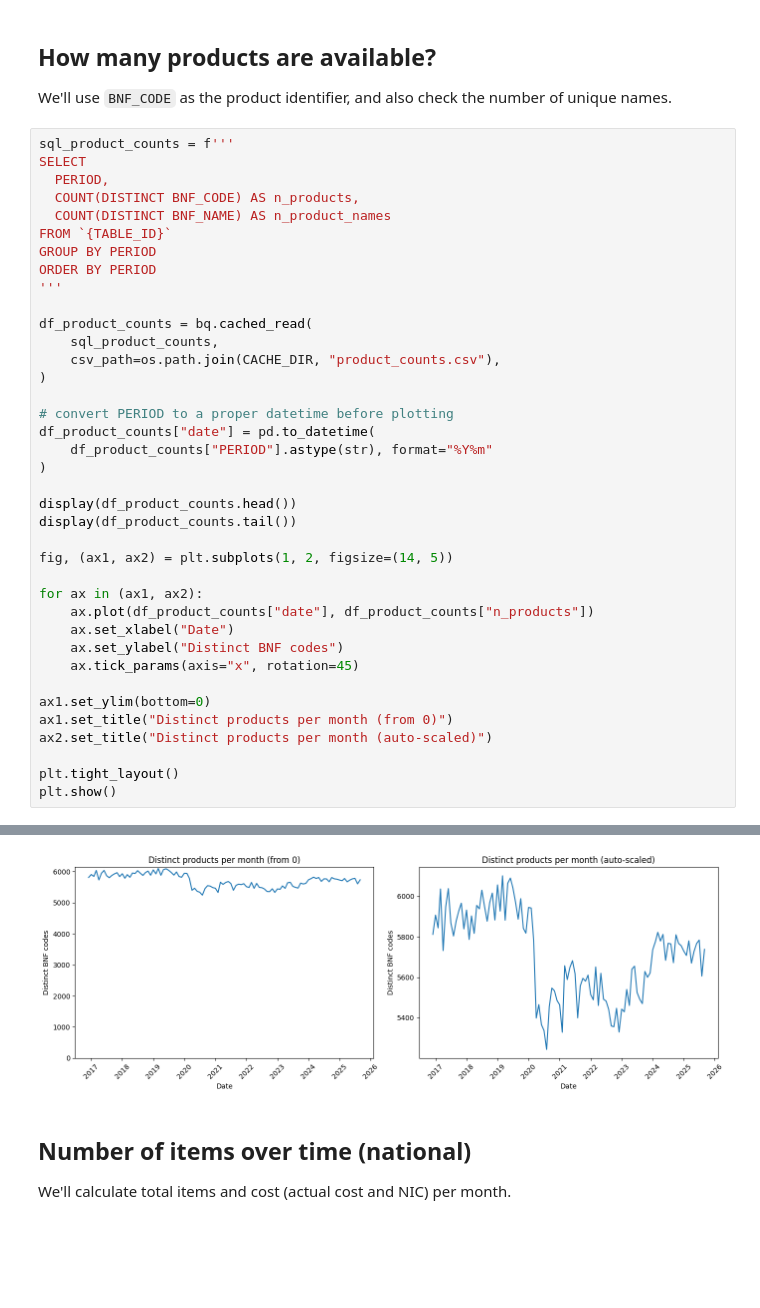
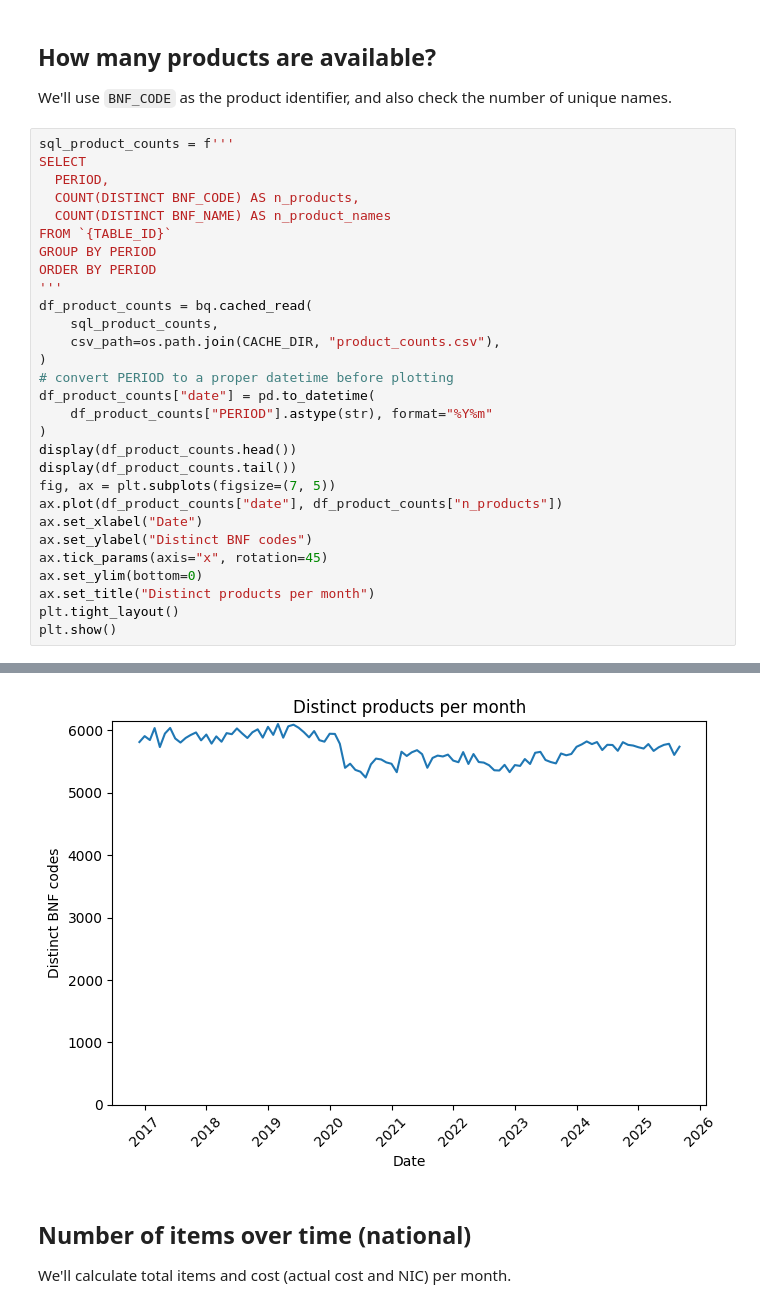
Before and after one commit to ebmdatalab/prescribing-notebooks, a Jupyter notebook: notebooks/hospital_community_rx_overview-v2.ipynb, the cells around one changed output, grey strips where cells are left out. Cells and saved outputs as stored; diff of their text form; blank space fills up the shorter version.

```diff
--- a/notebooks/hospital_community_rx_overview-v2.ipynb
+++ b/notebooks/hospital_community_rx_overview-v2.ipynb
@@ -291,50 +282,41 @@ SELECT
   COUNT(DISTINCT BNF_NAME) AS n_product_names
 FROM `{TABLE_ID}`
 GROUP BY PERIOD
 ORDER BY PERIOD
 '''
-
 df_product_counts = bq.cached_read(
     sql_product_counts,
     csv_path=os.path.join(CACHE_DIR, "product_counts.csv"),
 )
-
 # convert PERIOD to a proper datetime before plotting
 df_product_counts["date"] = pd.to_datetime(
     df_product_counts["PERIOD"].astype(str), format="%Y%m"
 )
-
 display(df_product_counts.head())
 display(df_product_counts.tail())
-
-fig, (ax1, ax2) = plt.subplots(1, 2, figsize=(14, 5))
-
-for ax in (ax1, ax2):
-    ax.plot(df_product_counts["date"], df_product_counts["n_products"])
-    ax.set_xlabel("Date")
-    ax.set_ylabel("Distinct BNF codes")
-    ax.tick_params(axis="x", rotation=45)
-
-ax1.set_ylim(bottom=0)
-ax1.set_title("Distinct products per month (from 0)")
-ax2.set_title("Distinct products per month (auto-scaled)")
-
+fig, ax = plt.subplots(figsize=(7, 5))
+ax.plot(df_product_counts["date"], df_product_counts["n_products"])
+ax.set_xlabel("Date")
+ax.set_ylabel("Distinct BNF codes")
+ax.tick_params(axis="x", rotation=45)
+ax.set_ylim(bottom=0)
+ax.set_title("Distinct products per month")
 plt.tight_layout()
 plt.show()
 # %% [output]
 |  | PERIOD | n_products | n_product_names | date |
 | 0 | 201612 | 5812 | 5811 | 2016-12-01 |
 | 1 | 201701 | 5907 | 5906 | 2017-01-01 |
 | 2 | 201702 | 5844 | 5843 | 2017-02-01 |
 | 3 | 201703 | 6036 | 6035 | 2017-03-01 |
 | 4 | 201704 | 5732 | 5730 | 2017-04-01 |
 |  | PERIOD | n_products | n_product_names | date |
 | 101 | 202505 | 5728 | 5728 | 2025-05-01 |
 | 102 | 202506 | 5767 | 5767 | 2025-06-01 |
 | 103 | 202507 | 5784 | 5784 | 2025-07-01 |
 | 104 | 202508 | 5606 | 5606 | 2025-08-01 |
 | 105 | 202509 | 5738 | 5738 | 2025-09-01 |
-[figure, old version]
+[figure, new version]
 # %% [markdown]
 ## Number of items over time (national)
 
```
Also changed, not shown: parts of 8 cells of this notebook, 4 other files.
